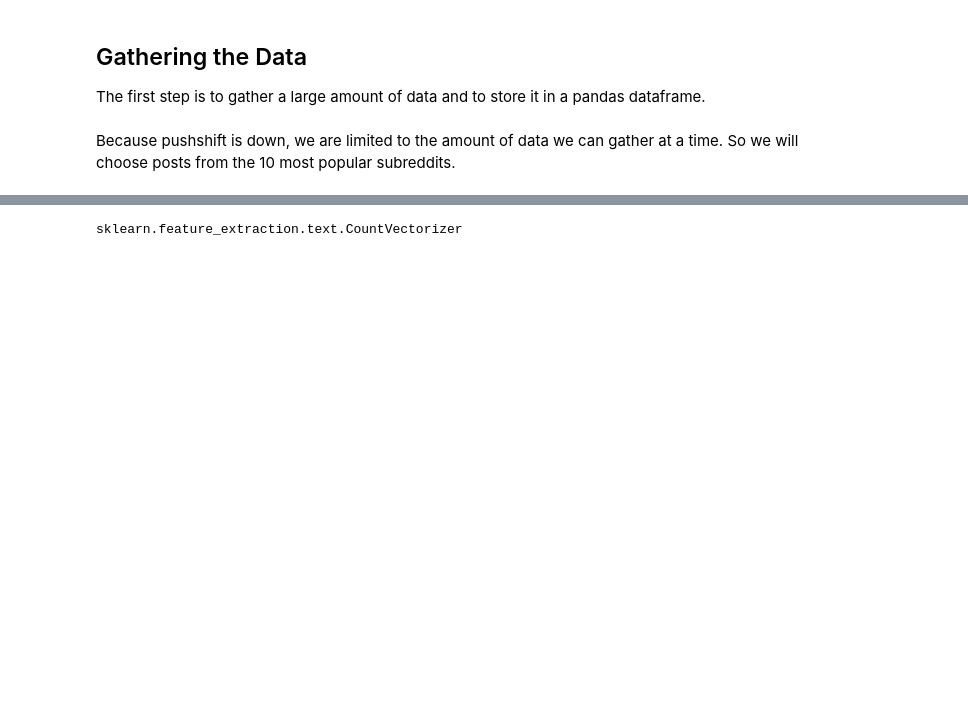
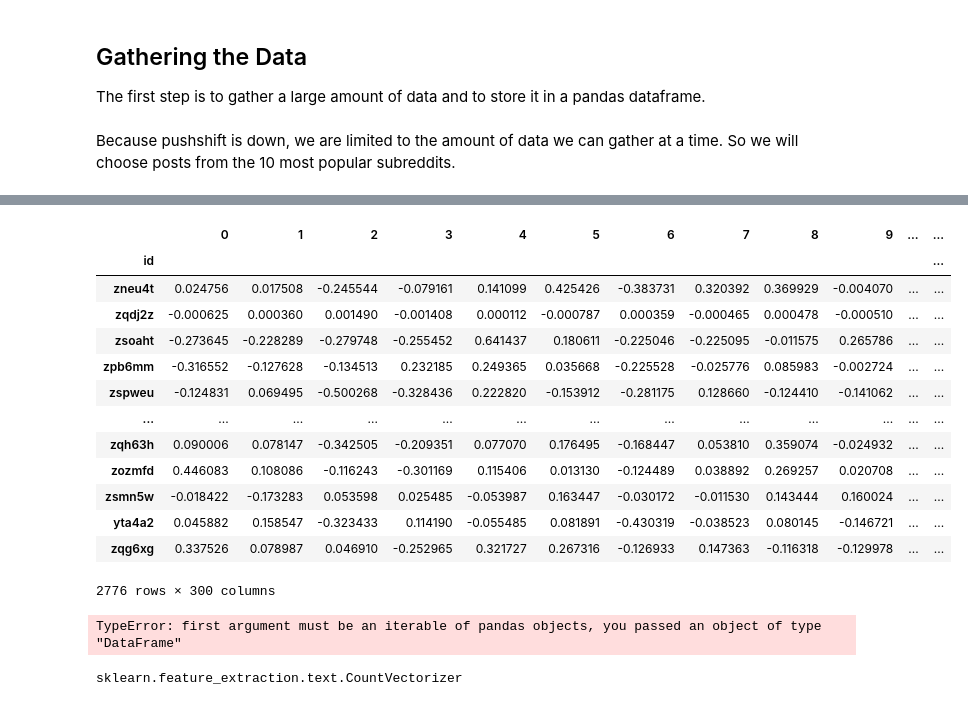
Before and after one commit to rainonej/Reddit-Projects, a Jupyter notebook: Subreddit Preditions Classes.ipynb, the cells around one changed output, grey strips where cells are left out. Drawn from its saved outputs; the diff is of its cells as text; code cells hidden in the pictures; blank space fills up the shorter version.

```diff
--- a/Subreddit Preditions Classes.ipynb
+++ b/Subreddit Preditions Classes.ipynb
@@ -191,0 +413,22 @@ BoW_model.train(obj.X_train)
+# %%
+D2V_model.vectorize(obj.X_test)
+# %% [output]
+|  | 0 | 1 | 2 | 3 | 4 | 5 | 6 | 7 | 8 | 9 | ... | ... |
+| id |  |  |  |  |  |  |  |  |  |  |  | ... |
+| zneu4t | 0.024756 | 0.017508 | -0.245544 | -0.079161 | 0.141099 | 0.425426 | -0.383731 | 0.320392 | 0.369929 | -0.004070 | ... | ... |
+| zqdj2z | -0.000625 | 0.000360 | 0.001490 | -0.001408 | 0.000112 | -0.000787 | 0.000359 | -0.000465 | 0.000478 | -0.000510 | ... | ... |
+| zsoaht | -0.273645 | -0.228289 | -0.279748 | -0.255452 | 0.641437 | 0.180611 | -0.225046 | -0.225095 | -0.011575 | 0.265786 | ... | ... |
+| zpb6mm | -0.316552 | -0.127628 | -0.134513 | 0.232185 | 0.249365 | 0.035668 | -0.225528 | -0.025776 | 0.085983 | -0.002724 | ... | ... |
+| zspweu | -0.124831 | 0.069495 | -0.500268 | -0.328436 | 0.222820 | -0.153912 | -0.281175 | 0.128660 | -0.124410 | -0.141062 | ... | ... |
+| ... | ... | ... | ... | ... | ... | ... | ... | ... | ... | ... | ... | ... |
+| zqh63h | 0.090006 | 0.078147 | -0.342505 | -0.209351 | 0.077070 | 0.176495 | -0.168447 | 0.053810 | 0.359074 | -0.024932 | ... | ... |
+| zozmfd | 0.446083 | 0.108086 | -0.116243 | -0.301169 | 0.115406 | 0.013130 | -0.124489 | 0.038892 | 0.269257 | 0.020708 | ... | ... |
+| zsmn5w | -0.018422 | -0.173283 | 0.053598 | 0.025485 | -0.053987 | 0.163447 | -0.030172 | -0.011530 | 0.143444 | 0.160024 | ... | ... |
+| yta4a2 | 0.045882 | 0.158547 | -0.323433 | 0.114190 | -0.055485 | 0.081891 | -0.430319 | -0.038523 | 0.080145 | -0.146721 | ... | ... |
+| zqg6xg | 0.337526 | 0.078987 | 0.046910 | -0.252965 | 0.321727 | 0.267316 | -0.126933 | 0.147363 | -0.116318 | -0.129978 | ... | ... |
+2776 rows × 300 columns
+# %%
+
+D2V_model.vectorize(test_titles['title'])
+# %% [output]
+TypeError: first argument must be an iterable of pandas objects, you passed an object of type "DataFrame"
```
Also changed, not shown: parts of 24 cells of this notebook, 1 other file.
